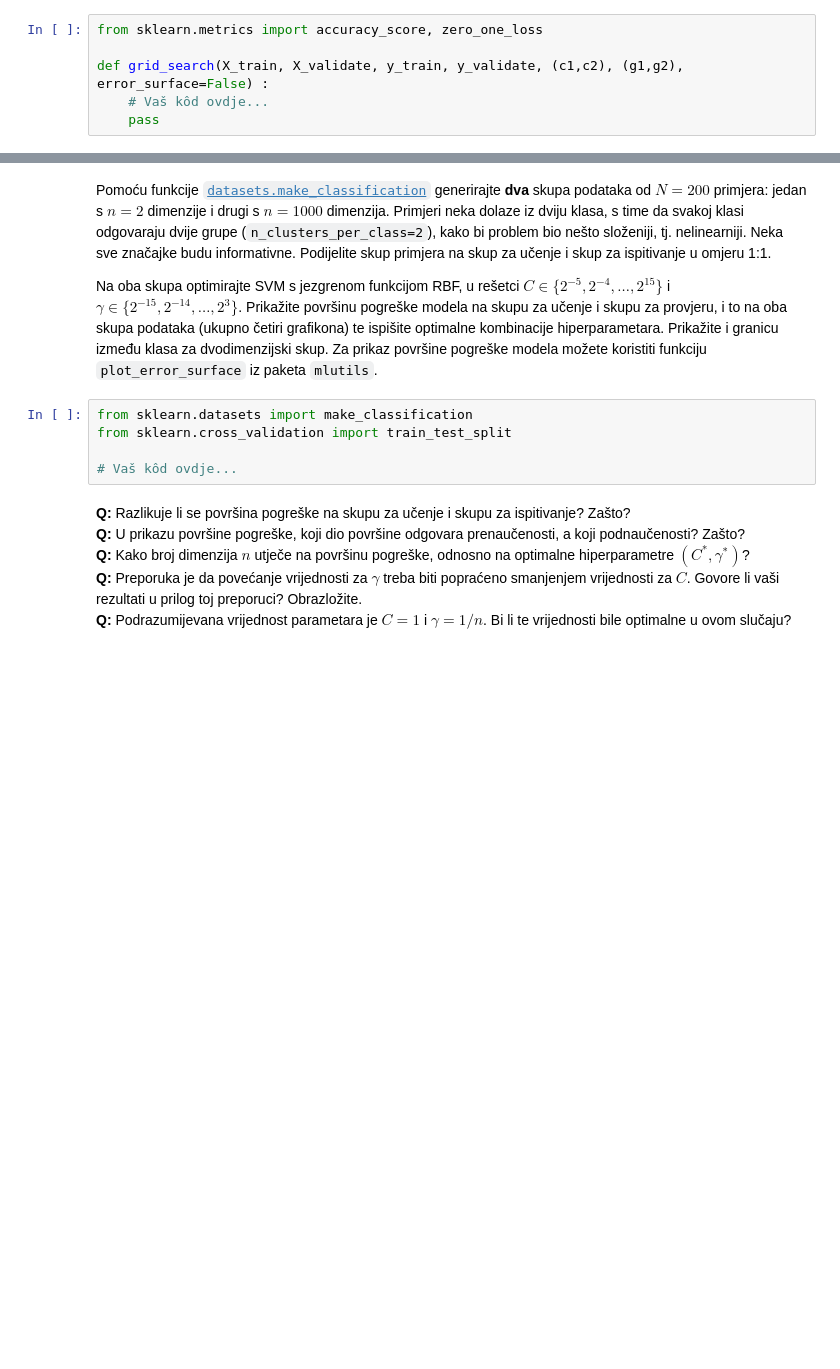
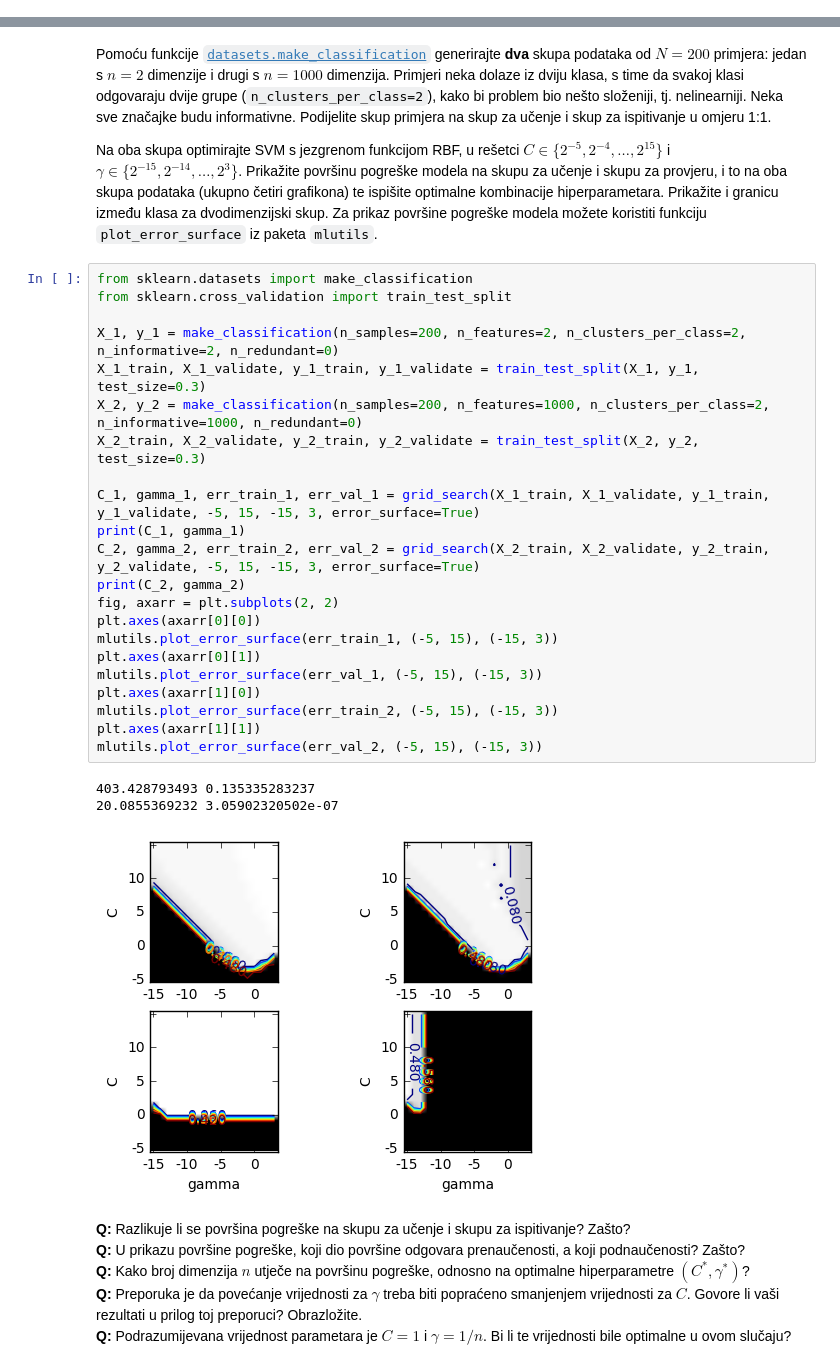
Before and after one commit to dkrivosic/machine-learning, a Jupyter notebook: SU-2016-LAB3-0036471318.ipynb, the cells around one changed output, grey strips where cells are left out. Cells and saved outputs as stored; diff of their text form; blank space fills up the shorter version.

```diff
--- a/SU-2016-LAB3-0036471318.ipynb
+++ b/SU-2016-LAB3-0036471318.ipynb
@@ -148,9 +147,3 @@ Definirajte funkciju
 > `grid_search(X_train, X_validate, y_train, y_validate, (c1,c2), (g1,g2), error_surface=False)`
 
 koja optimizira parametre $C$ i $\gamma$ pretraživanjem po rešetci. Funkcija treba pretražiti parametre $C\in\{2^{c_1},2^{c_1+1},\dots,2^{c_2}\}$ i $\gamma\in\{2^{g_1},2^{g_1+1},\dots,2^{g_2}\}$. Funkcija treba vratiti optimalne parametre $(C^*,\gamma^*)$, tj. one za koje na skupu za provjeru model ostvaruju najmanju pogrešku. Dodatno, ako je `surface=True`, funkcija treba vratiti matrice (tipa `ndarray`) pogreške modela (očekivanje gubitka 0-1) na skupu za učenje i skupu za provjeru. Svaka je matrica dimenzija $(c_2-c_1+1)\times(g_2-g_1+1)$ (retci odgovaraju različitim vrijednostima za $C$, a stupci različitim vrijednostima za $\gamma$).
-# %%
-from sklearn.metrics import accuracy_score, zero_one_loss
-
-def grid_search(X_train, X_validate, y_train, y_validate, (c1,c2), (g1,g2), error_surface=False) :
-    # Vaš kôd ovdje...
-    pass
@@ -160,11 +181,32 @@ def grid_search(X_train, X_validate, y_train, y_validate, (c1,c2), (g1,g2), erro
 Pomoću funkcije [`datasets.make_classification`](http://scikit-learn.org/stable/modules/generated/sklearn.datasets.make_classification.html) generirajte **dva** skupa podataka od $N=200$ primjera: jedan s $n=2$ dimenzije i drugi s $n=1000$ dimenzija. Primjeri neka dolaze iz dviju klasa, s time da svakoj klasi odgovaraju dvije grupe (`n_clusters_per_class=2`), kako bi problem bio nešto složeniji, tj. nelinearniji. Neka sve značajke budu informativne. Podijelite skup primjera na skup za učenje i skup za ispitivanje u omjeru 1:1.
 
 Na oba skupa optimirajte SVM s jezgrenom funkcijom RBF, u rešetci $C\in\{2^{-5},2^{-4},\dots,2^{15}\}$ i $\gamma\in\{2^{-15},2^{-14},\dots,2^{3}\}$. Prikažite površinu pogreške modela na skupu za učenje i skupu za provjeru, i to na oba skupa podataka (ukupno četiri grafikona) te ispišite optimalne kombinacije hiperparametara. Prikažite i granicu između klasa za dvodimenzijski skup. Za prikaz površine pogreške modela možete koristiti funkciju `plot_error_surface` iz paketa `mlutils`.
-# %%
-from sklearn.datasets import make_classification
-from sklearn.cross_validation import train_test_split
-
-# Vaš kôd ovdje...
+# %%
+from sklearn.datasets import make_classification
+from sklearn.cross_validation import train_test_split
+
+X_1, y_1 = make_classification(n_samples=200, n_features=2, n_clusters_per_class=2, n_informative=2, n_redundant=0)
+X_1_train, X_1_validate, y_1_train, y_1_validate = train_test_split(X_1, y_1, test_size=0.3)
+X_2, y_2 = make_classification(n_samples=200, n_features=1000, n_clusters_per_class=2, n_informative=1000, n_redundant=0)
+X_2_train, X_2_validate, y_2_train, y_2_validate = train_test_split(X_2, y_2, test_size=0.3)
+
+C_1, gamma_1, err_train_1, err_val_1 = grid_search(X_1_train, X_1_validate, y_1_train, y_1_validate, -5, 15, -15, 3, error_surface=True)
+print(C_1, gamma_1)
+C_2, gamma_2, err_train_2, err_val_2 = grid_search(X_2_train, X_2_validate, y_2_train, y_2_validate, -5, 15, -15, 3, error_surface=True)
+print(C_2, gamma_2)
+fig, axarr = plt.subplots(2, 2)
+plt.axes(axarr[0][0])
+mlutils.plot_error_surface(err_train_1, (-5, 15), (-15, 3))
+plt.axes(axarr[0][1])
+mlutils.plot_error_surface(err_val_1, (-5, 15), (-15, 3))
+plt.axes(axarr[1][0])
+mlutils.plot_error_surface(err_train_2, (-5, 15), (-15, 3))
+plt.axes(axarr[1][1])
+mlutils.plot_error_surface(err_val_2, (-5, 15), (-15, 3))
+# %% [output]
+403.428793493 0.135335283237
+20.0855369232 3.05902320502e-07
+[figure, added]
 # %% [markdown]
 **Q:** Razlikuje li se površina pogreške na skupu za učenje i skupu za ispitivanje? Zašto? <br>
 **Q:** U prikazu površine pogreške, koji dio površine odgovara prenaučenosti, a koji podnaučenosti? Zašto? <br>
```
Also changed, not shown: parts of 28 cells of this notebook.
